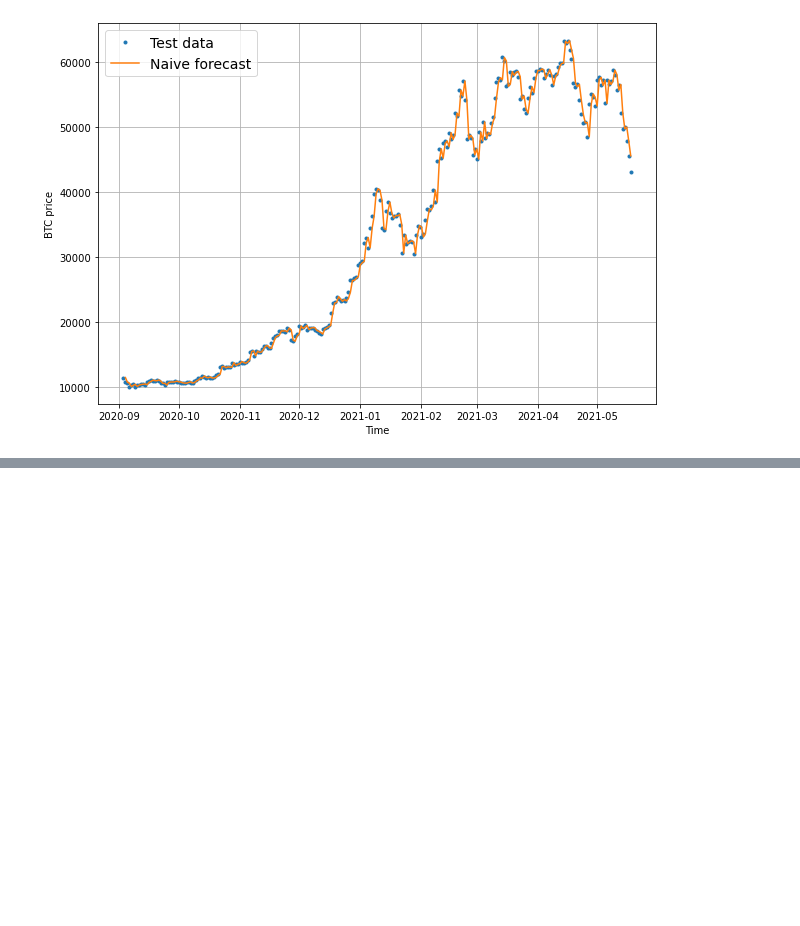
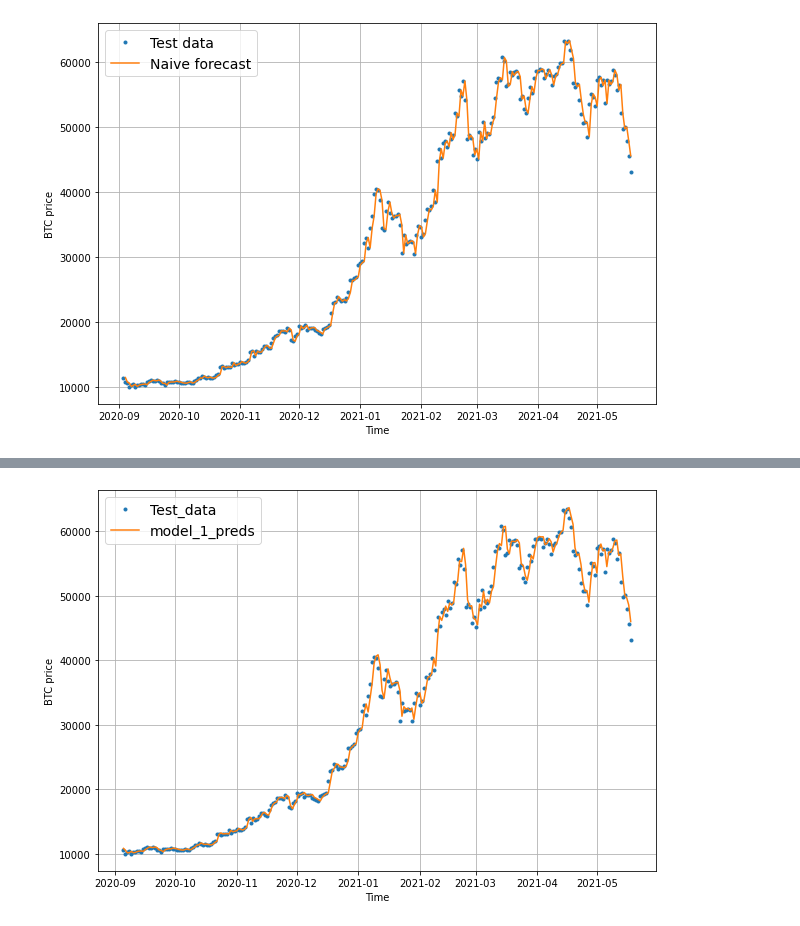
Before and after one commit to Locchuong96/machine-learning, a Jupyter notebook: TensorFlow2/practices/10. Milestone Project 3 Time series forecasting in TensorFlow (BitPredict 💰📈).ipynb, the cells around one changed output, grey strips where cells are left out. Drawn from its saved outputs; the diff is of its cells as text; code cells hidden in the pictures; blank space fills up the shorter version.

```diff
--- a/TensorFlow2/practices/10. Milestone Project 3 Time series forecasting in TensorFlow (BitPredict 💰📈).ipynb
+++ b/TensorFlow2/practices/10. Milestone Project 3 Time series forecasting in TensorFlow (BitPredict 💰📈).ipynb
@@ -433,0 +740,7 @@ plot_time_series(timesteps=X_test[1:],values=naive_forecast,format='-',start=off
+# %%
+train_windows,test_windows,train_labels,test_labels = make_train_test_splits(full_windows,full_labels)
+len(train_windows),len(test_windows),len(train_labels),len(test_labels)
+print(train_windows.shape)
+print(test_windows.shape)
+print(train_labels.shape)
+print(test_labels.shape)
@@ -433,0 +909,4 @@ plot_time_series(timesteps=X_test[1:],values=naive_forecast,format='-',start=off
+# %%
+# load in saved best performing model_1 and evaluate on test data
+model_1 = tf.keras.models.load_model('model_exp/model_1_dense')
+model_1.evaluate(test_windows,test_labels)
@@ -433,0 +928,18 @@ plot_time_series(timesteps=X_test[1:],values=naive_forecast,format='-',start=off
+# %%
+def make_preds(model,input_data):
+    '''
+    Uses model to make predictions on input_data
+    Params
+    ---
+    model: trained_model
+    input_data: windowed input data (same kind of data model was trained on)
+    Returns
+    ---
+    model predictions on input_data
+    '''
+    forecast = model.predict(input_data)
+    return tf.squeeze(forecast) # return 1D array predictions
+# %%
+# Make predictions using model_1 on the test dataset and view the results
+model_1_preds = make_preds(model_1,test_windows)
+len(model_1_preds),model_1_preds[:10]
@@ -433,0 +982,8 @@ plot_time_series(timesteps=X_test[1:],values=naive_forecast,format='-',start=off
+# %%
+offset = 300
+plt.figure(figsize=(10,7))
+# Account for the test_window offset and index into test_labels to ensure correct plotting
+plot_time_series(timesteps=X_test[-len(test_windows):],values=test_labels[:,0],start=offset,label='Test_data')
+plot_time_series(timesteps=X_test[-len(test_windows):],values=model_1_preds,start=offset,format='-',label='model_1_preds')
+# %% [output]
+[figure, added]
```
Also changed, not shown: parts of 141 cells of this notebook.
